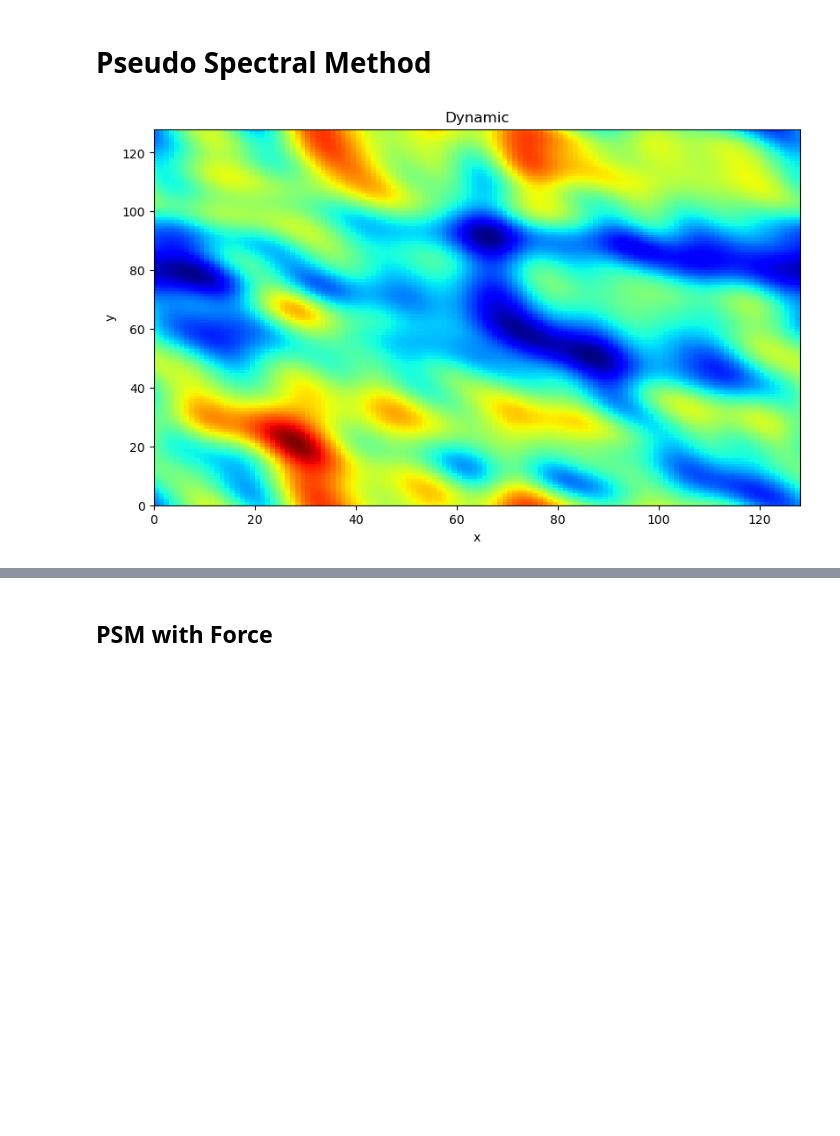
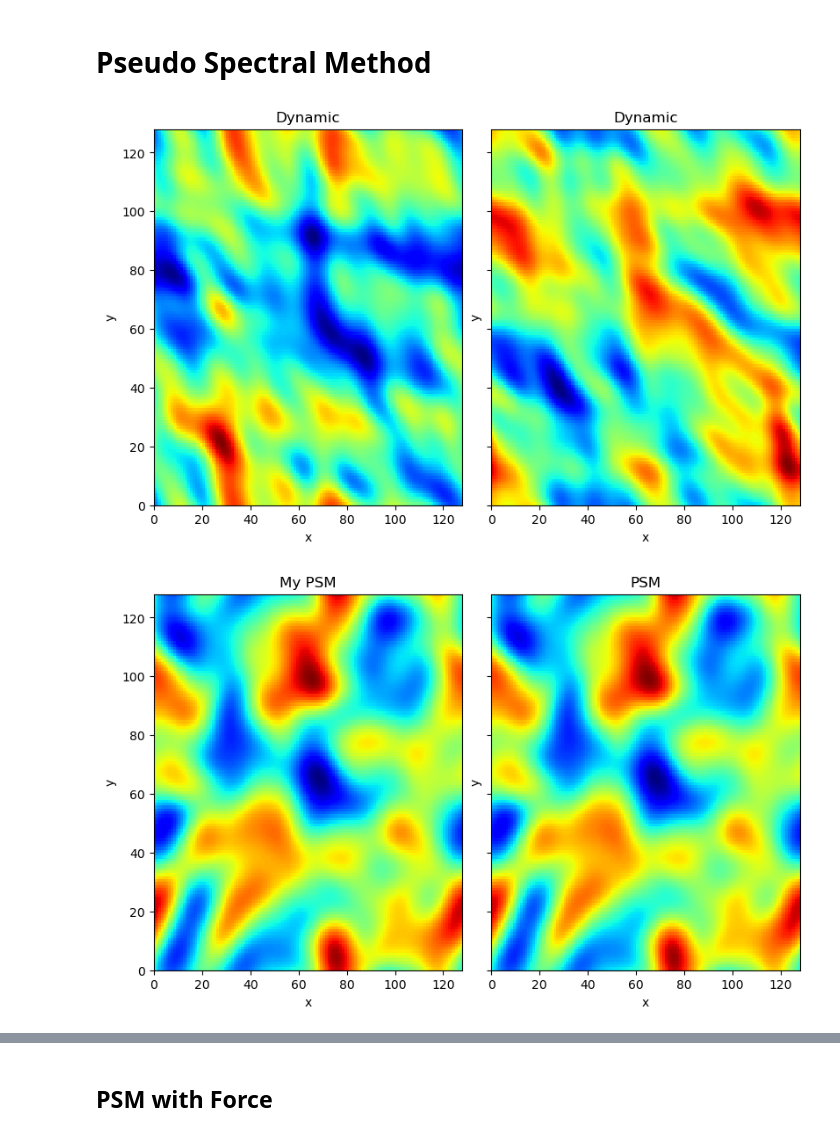
Before and after one commit to ChristianJzB/Projects, a Jupyter notebook: Deep_Solvers/Inverse_Problems/Navier-Stokes/Navier-Stokes.ipynb, the cells around one changed output, grey strips where cells are left out. Drawn from its saved outputs; the diff is of its cells as text; code cells hidden in the pictures; blank space fills up the shorter version.

```diff
--- a/Deep_Solvers/Inverse_Problems/Navier-Stokes/Navier-Stokes.ipynb
+++ b/Deep_Solvers/Inverse_Problems/Navier-Stokes/Navier-Stokes.ipynb
@@ -122,4 +83,38 @@ Text(0, 0.5, 'y')
 [figure]
 # %% [markdown]
 # Pseudo Spectral Method
+# %%
+def force_function(X, Y):
+    return 0.001 * (np.sin(X + Y) + np.cos(X + Y))
+
+solver = VorticitySolver2D(N=128, L=1, T=2.0, nu=1e-2, dt=5e-4,num_sol=100, method='CN',force = force_function)
+
+results1 = solver.run_simulation( np.array(omega0_[:,:,0]))
+results2 = solver.run_simulation( np.array(omega0_[:,:,1]))
+# %%
+fig, axs = plt.subplots(1,2,figsize = (8,5), layout='constrained', sharey=True)
+
+def animate(i):
+    w0 = results1[i]
+    w02 = results2[i]
+
+    # Plot the first subplot (Solution Visualization for u_0)
+    im1 = axs[0].pcolormesh(w0, cmap='jet')
+    #fig.colorbar(im1)
+    axs[0].set_title(r"Dynamic")
+    axs[0].set_xlabel("x")
+    axs[0].set_ylabel("y")
+
+    # Plot the first subplot (Solution Visualization for u_0)
+    im2 = axs[1].pcolormesh(w02, cmap='jet')
+    #fig.colorbar(im1)
+    axs[1].set_title(r"Dynamic")
+    axs[1].set_xlabel("x")
+    axs[1].set_ylabel("y")
+    return im1, im2
+
+ani = FuncAnimation(fig, animate, interval=1, blit=False, repeat=True, frames=100)
+ani.save("./results/NVs_psm.gif", dpi=200, writer=PillowWriter(fps=50))
+# %% [output]
+[figure, added]
 # %%
@@ -129,21 +127,25 @@ results = solver.run_simulation( np.array(omega0_[:,:,0]))
 # %%
-from matplotlib.animation import FuncAnimation, PillowWriter
-
-fig, axs = plt.subplots(1,1,figsize = (8,5), layout='constrained', sharey=True)
+fig, axs = plt.subplots(1,2,figsize = (8,5), layout='constrained', sharey=True)
 
 def animate(i):
     w0 = results[i]
 
     # Plot the first subplot (Solution Visualization for u_0)
-    im1 = axs.pcolormesh(w0, cmap='jet')
+    im1 = axs[0].pcolormesh(w0, cmap='jet')
     #fig.colorbar(im1)
-    axs.set_title(r"Dynamic")
-    axs.set_xlabel("x")
-    axs.set_ylabel("y")
+    axs[0].set_title(r"My PSM")
+    axs[0].set_xlabel("x")
+    axs[0].set_ylabel("y")
 
-    return im1
+    im2 = axs[1].pcolormesh(w_ref[i,:,:], cmap='jet')
+    #fig.colorbar(im1)
+    axs[1].set_title(r"PSM")
+    axs[1].set_xlabel("x")
+    axs[1].set_ylabel("y")
+
+    return im1,im2
 
 ani = FuncAnimation(fig, animate, interval=1, blit=False, repeat=True, frames=200)
-ani.save("NVs_psm.gif", dpi=200, writer=PillowWriter(fps=50))
+ani.save("./results/NVs_comparison.gif", dpi=200, writer=PillowWriter(fps=50))
 # %% [output]
-[figure, old version]
+[figure, new version]
```
Also changed, not shown: parts of 46 cells of this notebook, 21 other files.
